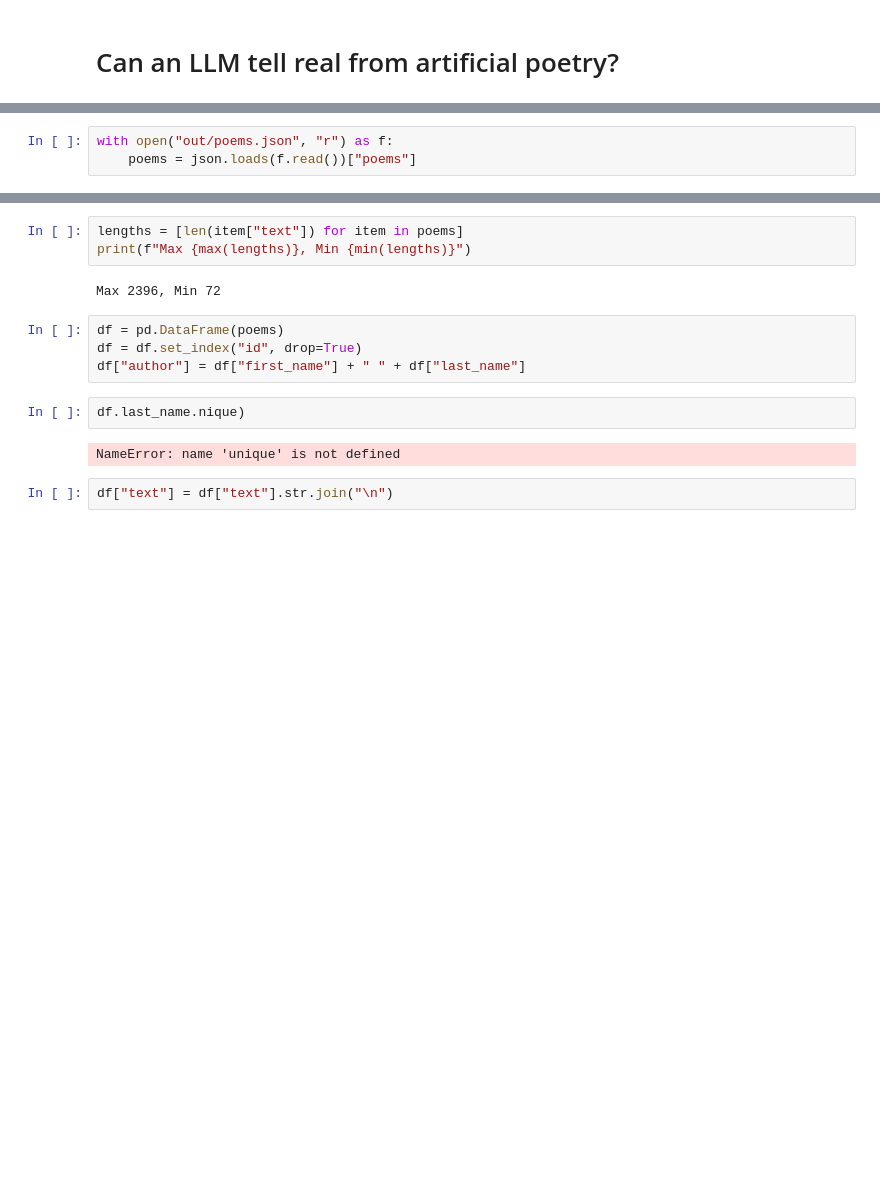
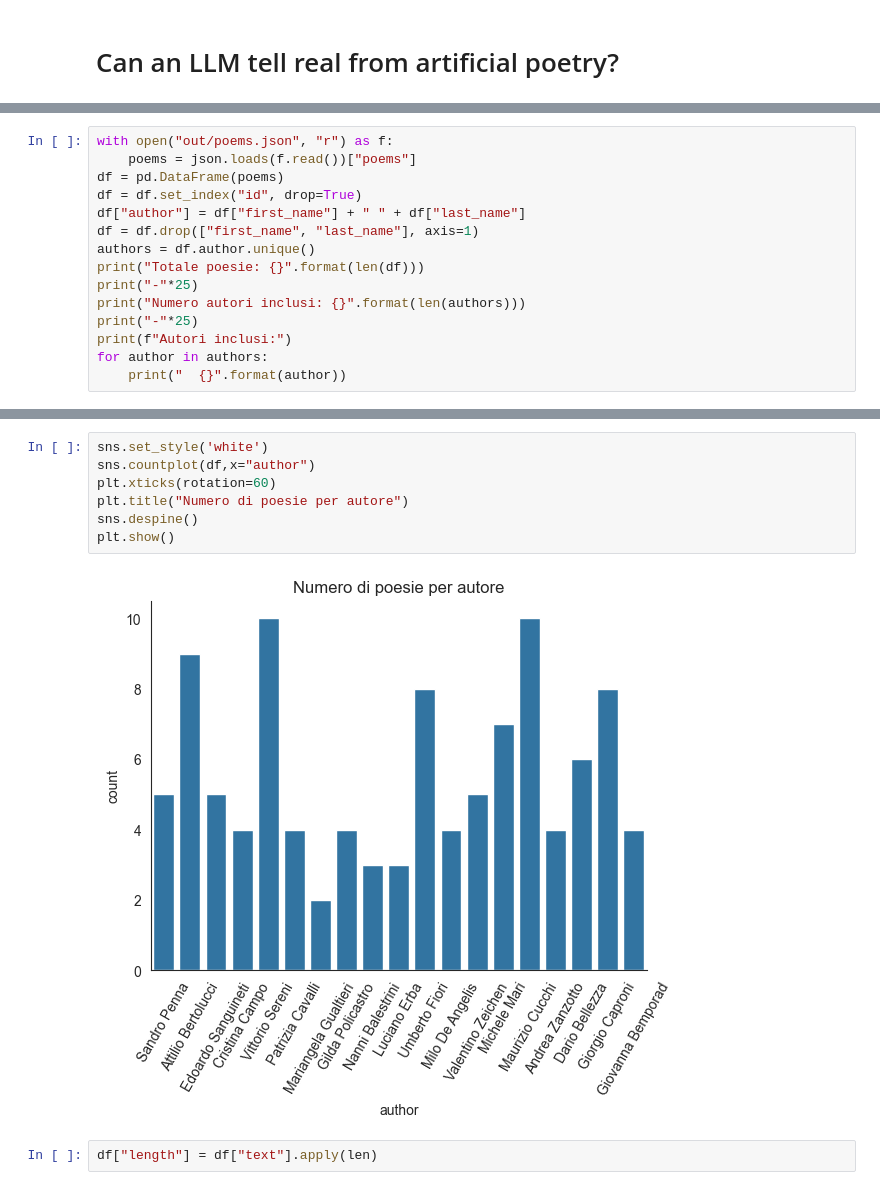
Before and after one commit to bsassoli/llm-poetry, a Jupyter notebook: llm-poesia-ita.ipynb, the cells around one changed output, grey strips where cells are left out. Drawn from its saved outputs; the diff is of its cells as text; blank space fills up the shorter version.

```diff
--- a/llm-poesia-ita.ipynb
+++ b/llm-poesia-ita.ipynb
@@ -17,3 +25,15 @@ Le poesie sono state selezionate da un campione relativamente arbitrario di poet
 # %%
 with open("out/poems.json", "r") as f:
     poems = json.loads(f.read())["poems"]
+df = pd.DataFrame(poems)
+df = df.set_index("id", drop=True)
+df["author"] = df["first_name"] + " " + df["last_name"]
+df = df.drop(["first_name", "last_name"], axis=1)
+authors = df.author.unique()
+print("Totale poesie: {}".format(len(df)))
+print("-"*25)
+print("Numero autori inclusi: {}".format(len(authors)))
+print("-"*25)
+print(f"Autori inclusi:")
+for author in authors:
+    print("  {}".format(author))
@@ -20,15 +58,11 @@ with open("out/poems.json", "r") as f:
-# %%
-lengths = [len(item["text"]) for item in poems]
-print(f"Max {max(lengths)}, Min {min(lengths)}")
-# %% [output]
-Max 2396, Min 72
-# %%
-df = pd.DataFrame(poems)
-df = df.set_index("id", drop=True)
-df["author"] = df["first_name"] + " " + df["last_name"]
-# %%
-df.last_name.nique)
-# %% [output]
-NameError: name 'unique' is not defined
 # %%
-df["text"] = df["text"].str.join("\n")
+sns.set_style('white')
+sns.countplot(df,x="author")
+plt.xticks(rotation=60)
+plt.title("Numero di poesie per autore")
+sns.despine()
+plt.show()
+# %% [output]
+[figure, added]
+# %%
+df["length"] = df["text"].apply(len)
```
Also changed, not shown: parts of 21 cells of this notebook, 10 other files.
